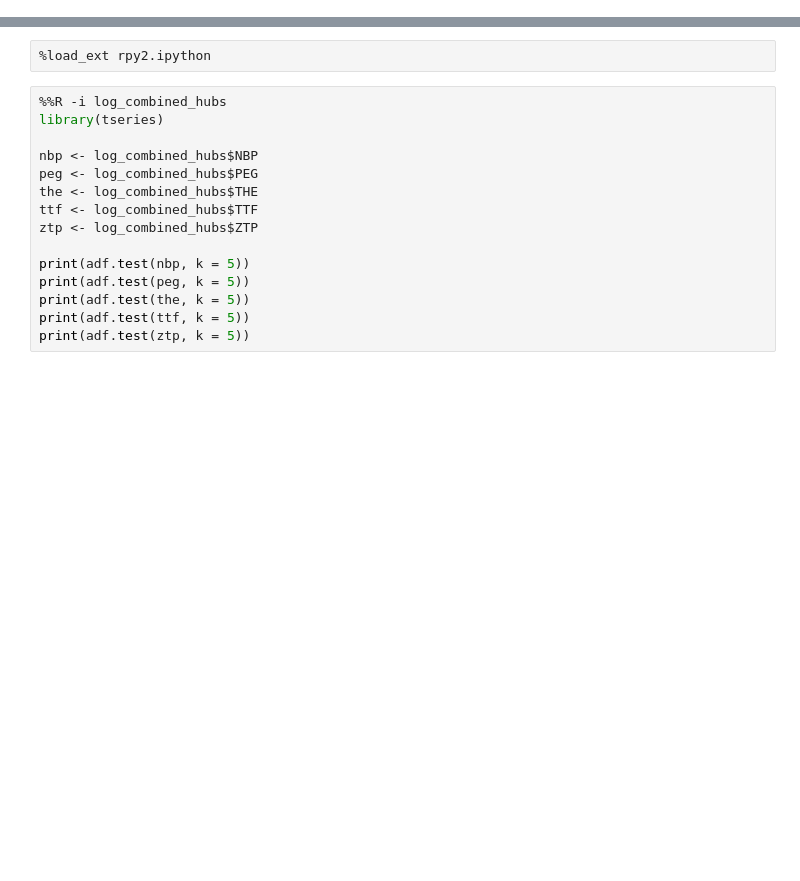
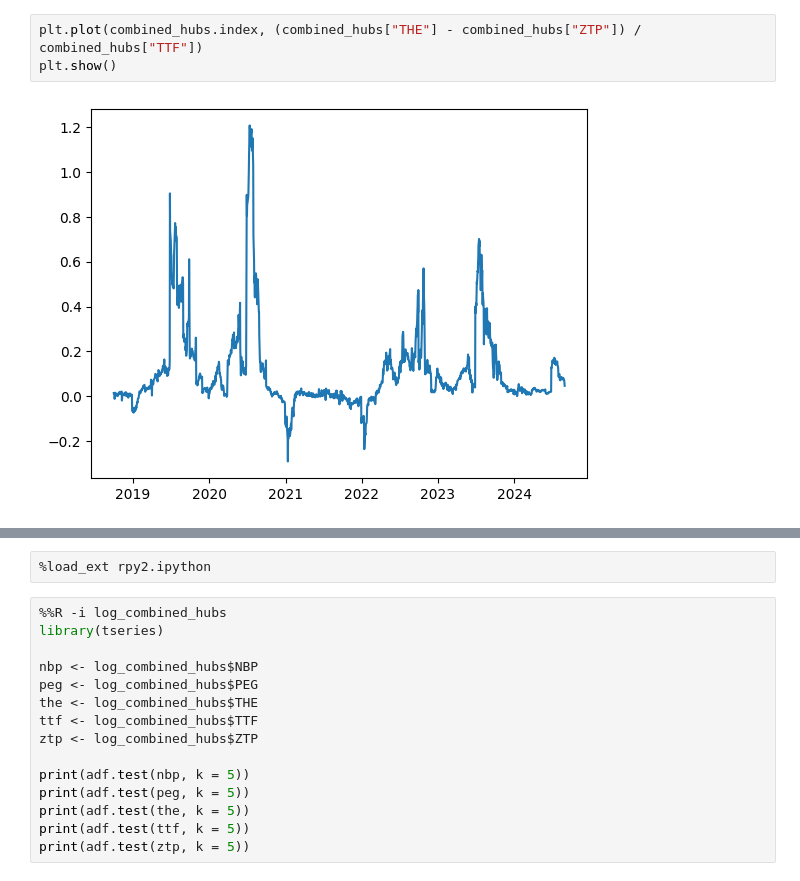
Before and after one commit to sindrjha/statistical-arbitrage, a Jupyter notebook: eda/data_alignment.ipynb, the cells around one changed output, grey strips where cells are left out. Drawn from its saved outputs; the diff is of its cells as text; blank space fills up the shorter version.

```diff
--- a/statistical_tests.ipynb
+++ b/eda/data_alignment.ipynb
@@ -40,0 +152,5 @@ combined_hubs_pct_return = combined_hubs.pct_change(fill_method=None)
+# %%
+plt.plot(combined_hubs.index, (combined_hubs["THE"] - combined_hubs["ZTP"]) / combined_hubs["TTF"])
+plt.show()
+# %% [output]
+[figure, added]
```
Also changed, not shown: parts of 44 cells of this notebook, 16 other files.
